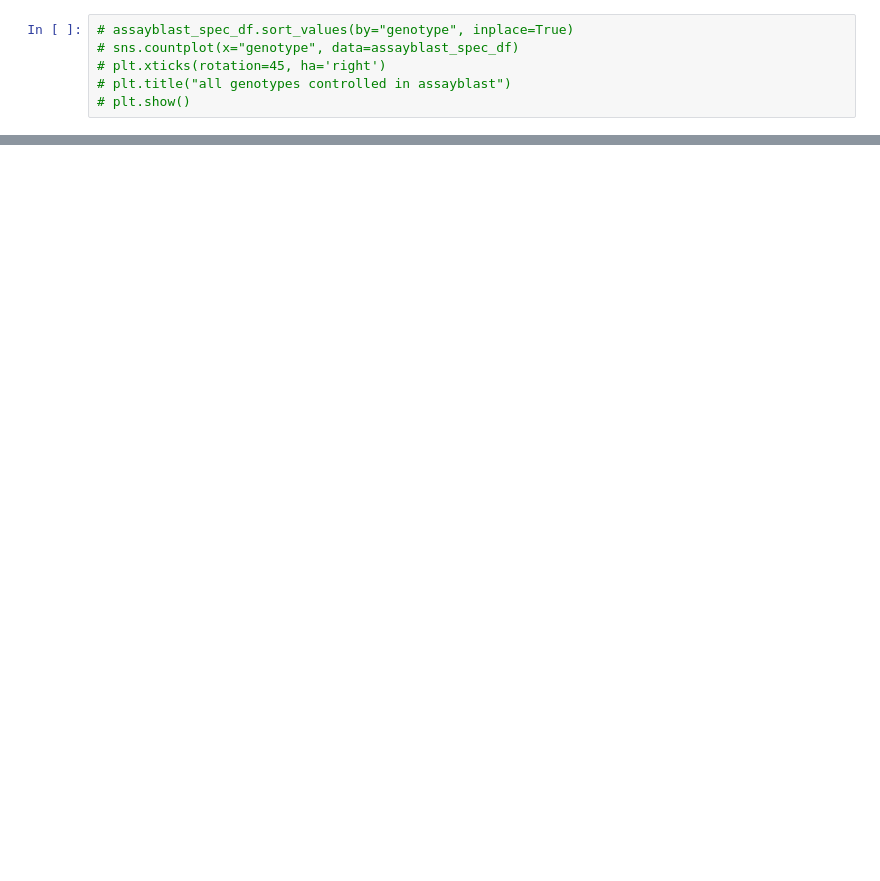
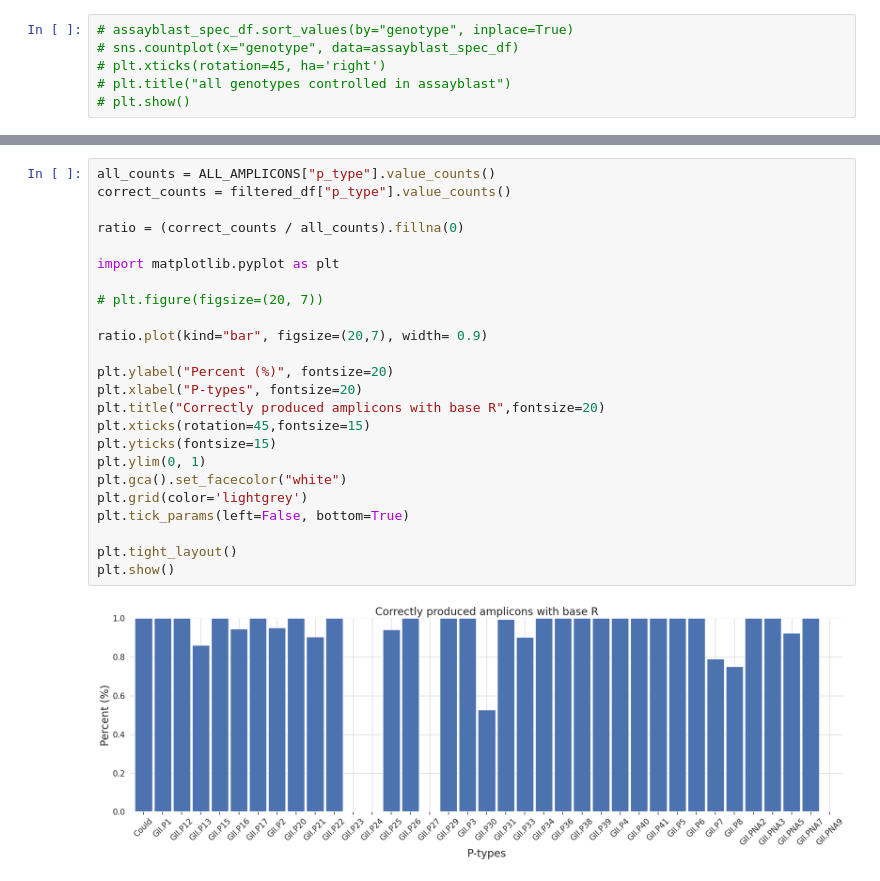
Before and after one commit to chriryde/norovirus-gii-dualtyping-ngs, a Jupyter notebook: notebooks/06_assayblast.ipynb, the cells around one changed output, grey strips where cells are left out. Saved outputs shown, nothing was run; the diff lists cells and outputs as text; blank space fills up the shorter version.

Commit message:
Made new, correct graphs, for the AssayBLAST result

```diff
--- a/notebooks/06_assayblast.ipynb
+++ b/notebooks/06_assayblast.ipynb
@@ -268,0 +320,26 @@ detials_df.head(1)
+# %%
+all_counts = ALL_AMPLICONS["p_type"].value_counts()
+correct_counts = filtered_df["p_type"].value_counts()
+
+ratio = (correct_counts / all_counts).fillna(0)
+
+import matplotlib.pyplot as plt
+
+# plt.figure(figsize=(20, 7))
+
+ratio.plot(kind="bar", figsize=(20,7), width= 0.9)
+
+plt.ylabel("Percent (%)", fontsize=20)
+plt.xlabel("P-types", fontsize=20)
+plt.title("Correctly produced amplicons with base R",fontsize=20)
+plt.xticks(rotation=45,fontsize=15)
+plt.yticks(fontsize=15)
+plt.ylim(0, 1)
+plt.gca().set_facecolor("white")
+plt.grid(color='lightgrey')
+plt.tick_params(left=False, bottom=True)
+
+plt.tight_layout()
+plt.show()
+# %% [output]
+[figure, added]
```
Also changed, not shown: parts of 6 cells of this notebook, 8 other files.
